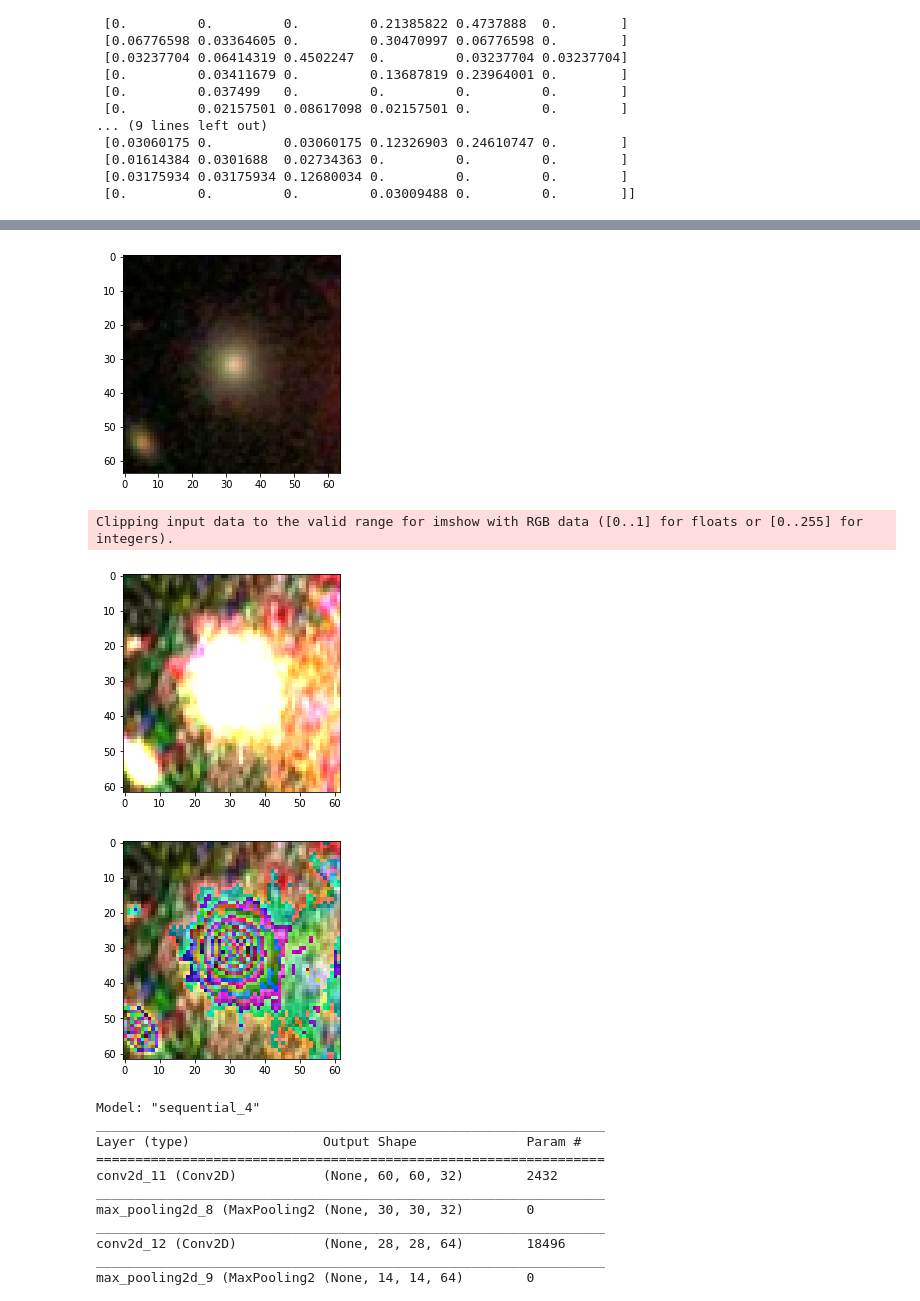
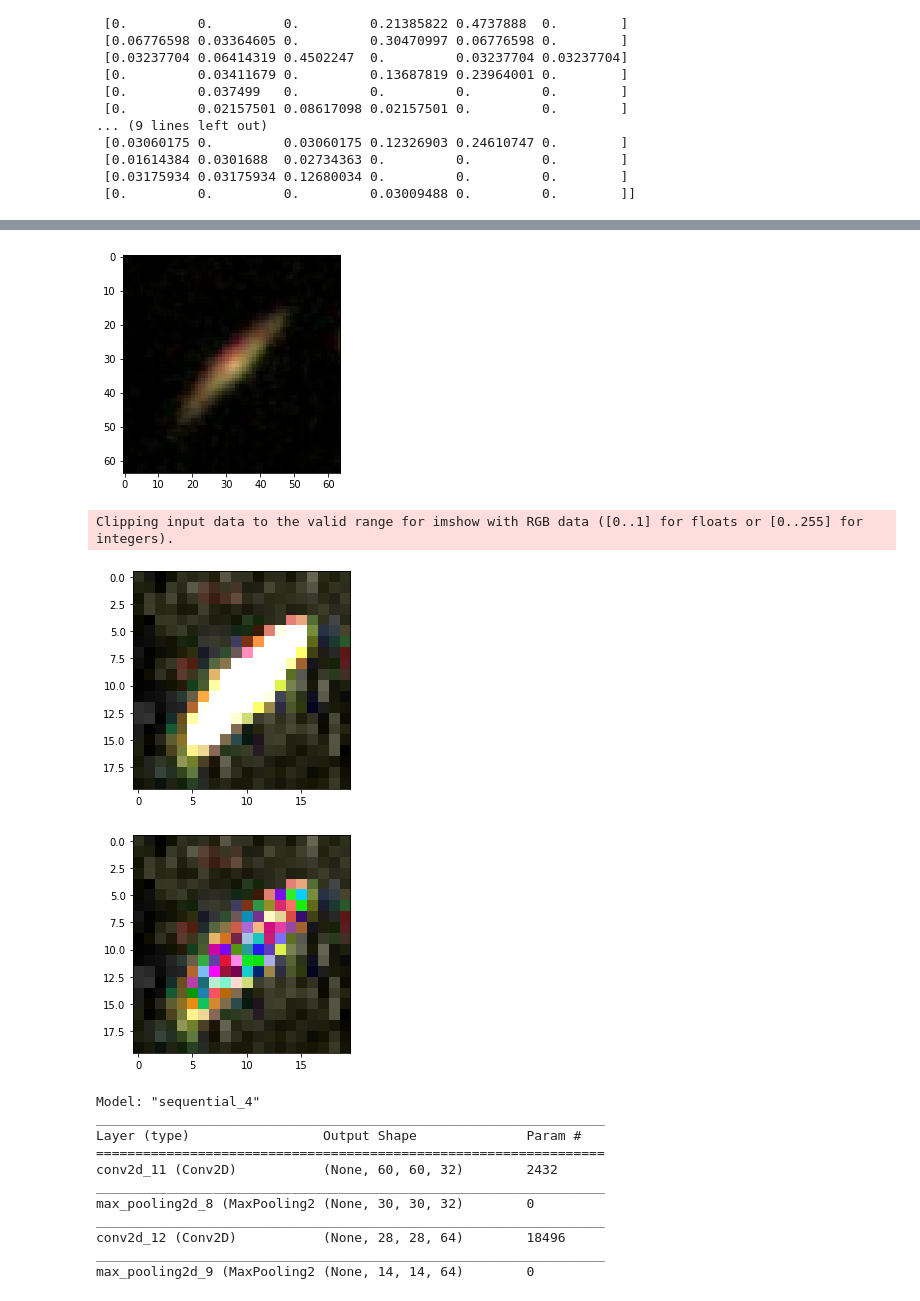
Before and after one commit to alirezash97/Galaxy-Classification, a Jupyter notebook: Galaxy.ipynb, the cells around one changed output, grey strips where cells are left out. Saved outputs shown, nothing was run; the diff lists cells and outputs as text; code cells hidden in the pictures.

```diff
--- a/Galaxy.ipynb
+++ b/Galaxy.ipynb
@@ -188,29 +242,29 @@ filter_ = np.array([[0, 0, 0],
                     [1, 1, 1],
                     [0, 0, 0]])
 
-a = train_images[788]
-plt.imshow(a)
+image = train_images[1290]
+plt.imshow(image)
 plt.show()
 
 
 
 
-b = a[:64, :64, :1]
-c = a[:64, :64, 1:2]
-d = a[:64, :64, 2:3]
+b = image[:64, :64, :1]
+c = image[:64, :64, 1:2]
+d = image[:64, :64, 2:3]
 
 out1 = convolution(b, filter_)
 out2 = convolution(c, filter_)
 out3 = convolution(d, filter_)
 
-maxpool_window = [1, 1]
+maxpool_window = [3, 3]
 
 outt1 = pooling(out1, maxpool_window)
 outt2 = pooling(out2, maxpool_window)
 outt3 = pooling(out3, maxpool_window)
 
 
-p = int((a.shape[0] - (filter_.shape[0] - 1)) / maxpool_window[0])
+p = int((image.shape[0] - (filter_.shape[0] - 1)) / maxpool_window[0])
 
 filtered_image = np.zeros((p, p, 3))
 filtered_image[:p, :p, :1] = outt1.reshape((p, p, 1))
@@ -240,36 +294,36 @@ plt.show()
 
 # x = np.zeros((64, 64, 3))
 # x[:64, :64, :1] = b
 # x[:64, :64, 1:2] = c
 # x[:64, :64, 2:3] = d
 
 # plt.imshow(x)
 # plt.show()
 
 ##############################################################################
 
 # a = np.array([[3, 5, 2, 8, 1, 4],
 #               [9, 7, 5, 4, 3, 6],
 #               [2, 0, 6, 1, 6, 3],
 #               [6, 3, 7, 9, 2, 9],
 #               [1, 4, 9, 5, 1, 0],
 #               [9, 5, 1, 6, 0, 2]])
 
 # b = np.array([[1, 0, 0],
 #               [1, 1, 0],
 #               [0, 0, 1]])
 # c = convolution(a, b)
 # print(c)
 
 # d = pooling(c, [2, 2])
 # print(d)
 
 #############################################################################
 # %% [output]
-[figure, old version]
+[figure, new version]
 Clipping input data to the valid range for imshow with RGB data ([0..1] for floats or [0..255] for integers).
-[figure, old version]
+[figure, new version]
-[figure, old version]
+[figure, new version]
 # %%
 model = models.Sequential()
 model.add(layers.Conv2D(32, (5, 5), activation='relu', input_shape=(64, 64, 3)))
```
Also changed, not shown: parts of 3 cells of this notebook.
